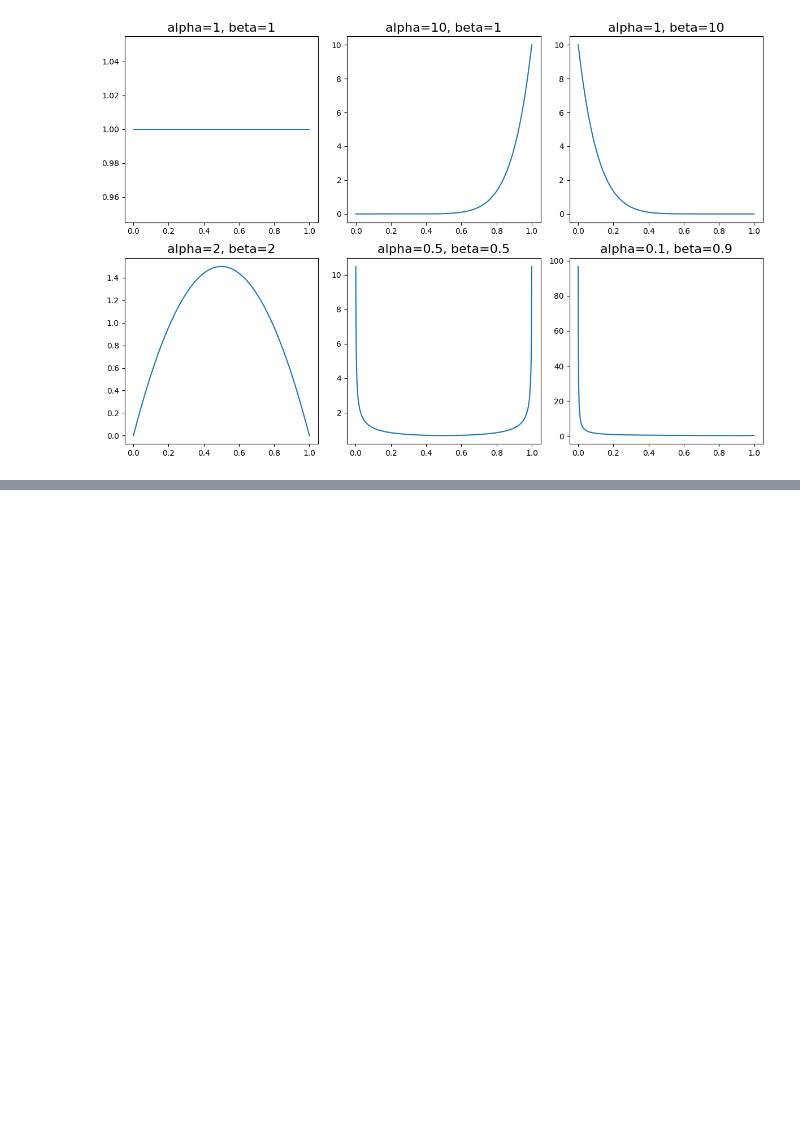
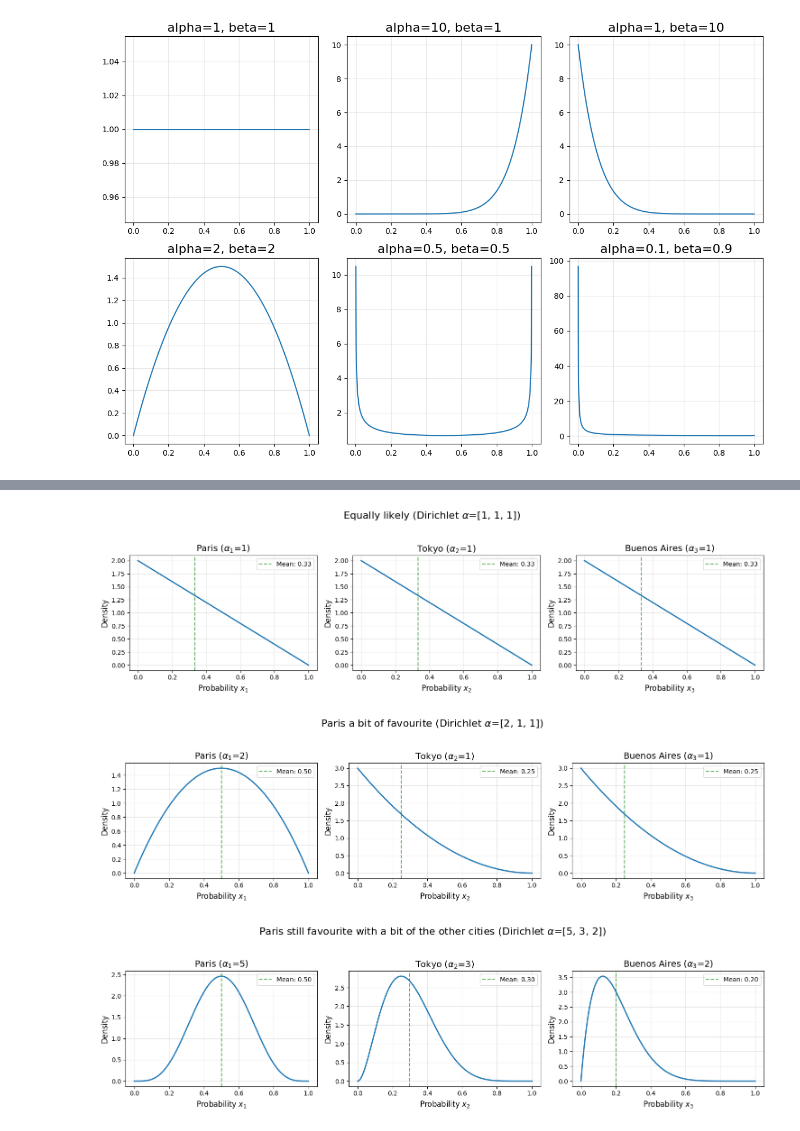
Before and after one commit to yasumori/blog, a Jupyter notebook: 2026/2026_03_probability_distributions3.ipynb, the cells around one changed output, grey strips where cells are left out. Saved outputs shown, nothing was run; the diff lists cells and outputs as text; code cells hidden in the pictures; blank space fills up the shorter version.

```diff
--- a/2026/2026_03_probability_distributions3.ipynb
+++ b/2026/2026_03_probability_distributions3.ipynb
@@ -104,0 +119,45 @@ plt.show()
+# %%
+import numpy as np
+import matplotlib.pyplot as plt
+
+def plot_dirichlet_marginals(alphas, title_prefix):
+    fig, axs = plt.subplots(1, 3, figsize=(15, 4))
+    x = np.linspace(0, 1, 1000)
+    dt = x[1] - x[0]
+    # Categories
+    categories = ['Paris', 'Tokyo', 'Buenos Aires']
+
+    total_alpha = sum(alphas)
+
+    for i in range(3):
+        # Marginal of xi is Beta(alpha_i, sum(alpha_j for j != i))
+        # i.e., x_i and a_i vs others
+        a = alphas[i]
+        b = total_alpha - a
+
+        y = beta_pdf(x, a, b, dt)
+
+        axs[i].plot(x, y, lw=2)
+        axs[i].set_title(f"{categories[i]} ($\\alpha_{i+1}$={a})", fontsize=14)
+        axs[i].set_xlabel(f'Probability $x_{i+1}$', fontsize=12)
+        axs[i].set_ylabel('Density', fontsize=12)
+        axs[i].grid(True, alpha=0.3)
+
+        # Mark the mean
+        mean = a / total_alpha
+        axs[i].axvline(mean, color='green', linestyle='--', alpha=0.6, label=f'Mean: {mean:.2f}')
+        axs[i].legend()
+
+    plt.suptitle(f"{title_prefix} (Dirichlet $\\alpha$={alphas})", fontsize=16, y=1.05)
+    plt.tight_layout()
+    plt.show()
+
+plot_dirichlet_marginals([1, 1, 1], "Equally likely")
+
+plot_dirichlet_marginals([2, 1, 1], "Paris a bit of favourite")
+
+plot_dirichlet_marginals([5, 3, 2], "Paris still favourite with a bit of the other cities")
+# %% [output]
+[figure, added]
+[figure, added]
+[figure, added]
```
Also changed, not shown: parts of 3 cells of this notebook.
